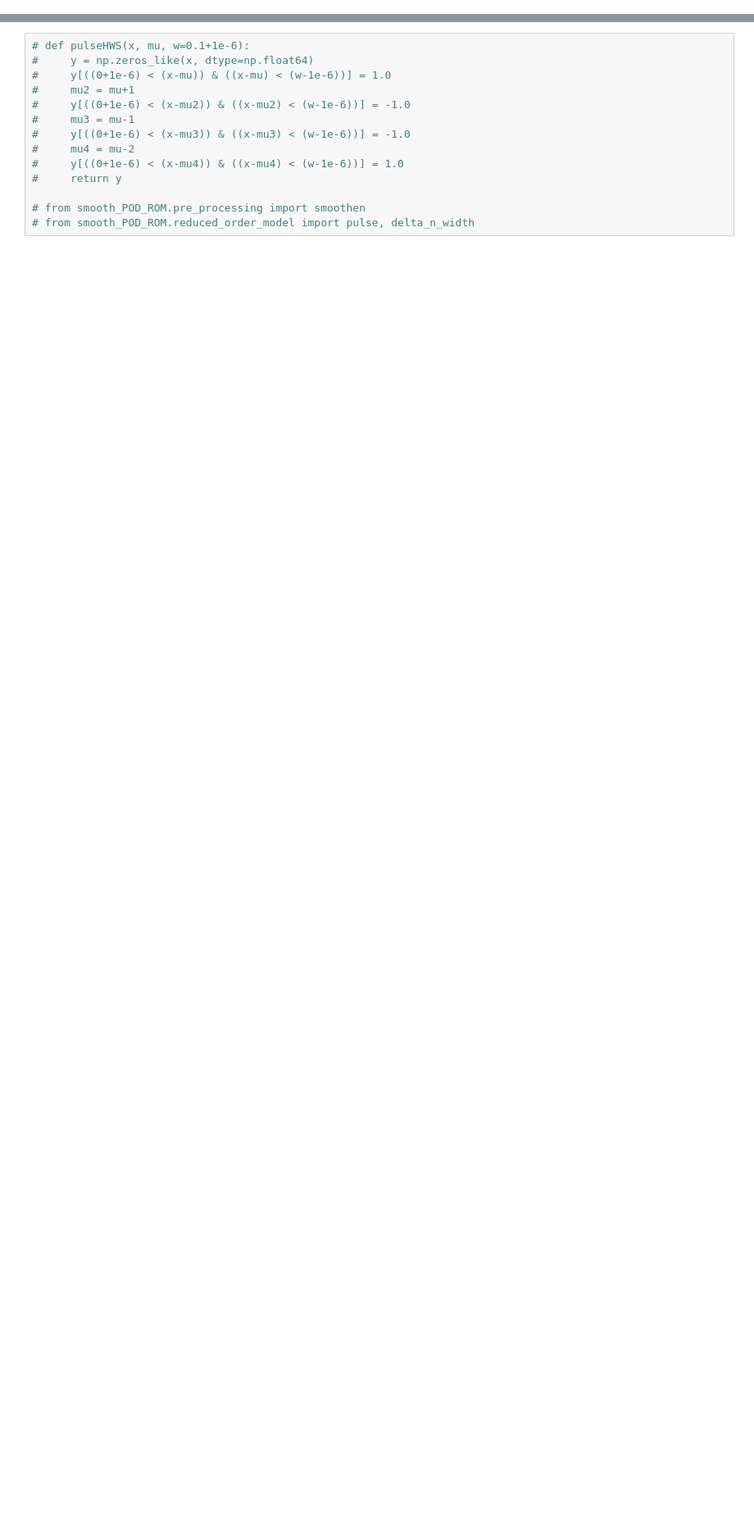
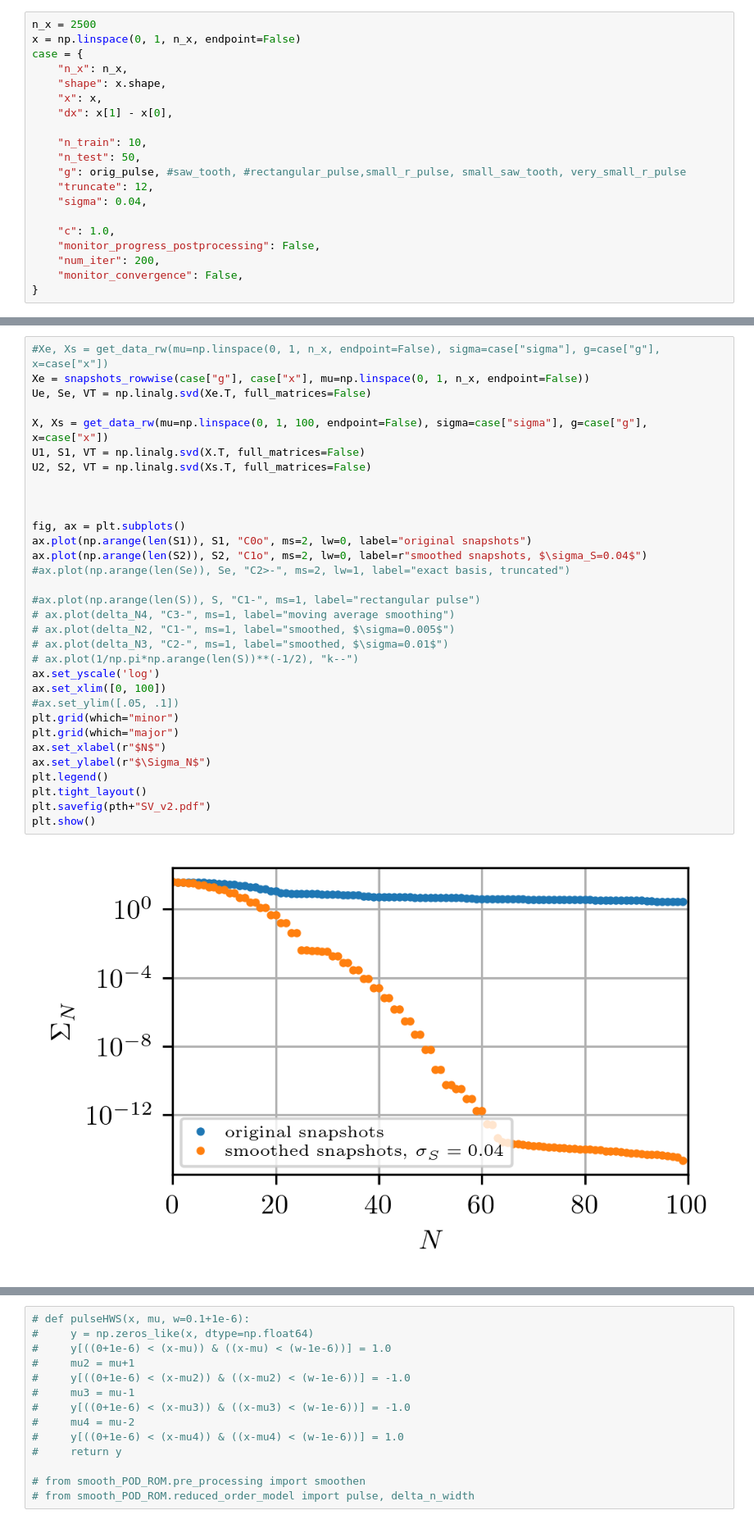
Before and after one commit to flabowski/POD-ROM-and-gaussian-convolution, a Jupyter notebook: notebooks/2_left_SV.ipynb, the cells around one changed output, grey strips where cells are left out. Shown at 82% size. Drawn from its saved outputs; the diff is of its cells as text; blank space fills up the shorter version.

```diff
--- a/notebooks/2_left_SV.ipynb
+++ b/notebooks/2_left_SV.ipynb
@@ -49,0 +55,20 @@ def rect_pulse_sin(x, mu, w=0.075+1e-6):
+# %%
+n_x = 2500
+x = np.linspace(0, 1, n_x, endpoint=False)
+case = {
+    "n_x": n_x,
+    "shape": x.shape,
+    "x": x,
+    "dx": x[1] - x[0],
+
+    "n_train": 10,
+    "n_test": 50,
+    "g": orig_pulse, #saw_tooth, #rectangular_pulse,small_r_pulse, small_saw_tooth, very_small_r_pulse
+    "truncate": 12,
+    "sigma": 0.04,
+
+    "c": 1.0,
+    "monitor_progress_postprocessing": False,
+    "num_iter": 200,
+    "monitor_convergence": False,
+}
@@ -49,0 +86,34 @@ def rect_pulse_sin(x, mu, w=0.075+1e-6):
+# %%
+#Xe, Xs = get_data_rw(mu=np.linspace(0, 1, n_x, endpoint=False), sigma=case["sigma"], g=case["g"], x=case["x"])
+Xe = snapshots_rowwise(case["g"], case["x"], mu=np.linspace(0, 1, n_x, endpoint=False))
+Ue, Se, VT = np.linalg.svd(Xe.T, full_matrices=False)
+
+X, Xs = get_data_rw(mu=np.linspace(0, 1, 100, endpoint=False), sigma=case["sigma"], g=case["g"], x=case["x"])
+U1, S1, VT = np.linalg.svd(X.T, full_matrices=False)
+U2, S2, VT = np.linalg.svd(Xs.T, full_matrices=False)
+
+
+
+fig, ax = plt.subplots()
+ax.plot(np.arange(len(S1)), S1, "C0o", ms=2, lw=0, label="original snapshots")
+ax.plot(np.arange(len(S2)), S2, "C1o", ms=2, lw=0, label=r"smoothed snapshots, $\sigma_S=0.04$")
+#ax.plot(np.arange(len(Se)), Se, "C2>-", ms=2, lw=1, label="exact basis, truncated")
+
+#ax.plot(np.arange(len(S)), S, "C1-", ms=1, label="rectangular pulse")
+# ax.plot(delta_N4, "C3-", ms=1, label="moving average smoothing")
+# ax.plot(delta_N2, "C1-", ms=1, label="smoothed, $\sigma=0.005$")
+# ax.plot(delta_N3, "C2-", ms=1, label="smoothed, $\sigma=0.01$")
+# ax.plot(1/np.pi*np.arange(len(S))**(-1/2), "k--")
+ax.set_yscale('log')
+ax.set_xlim([0, 100])
+#ax.set_ylim([.05, .1])
+plt.grid(which="minor")
+plt.grid(which="major")
+ax.set_xlabel(r"$N$")
+ax.set_ylabel(r"$\Sigma_N$")
+plt.legend()
+plt.tight_layout()
+plt.savefig(pth+"SV_v2.pdf")
+plt.show()
+# %% [output]
+[figure, added]
```
Also changed, not shown: parts of 17 cells of this notebook, 3 other files.
